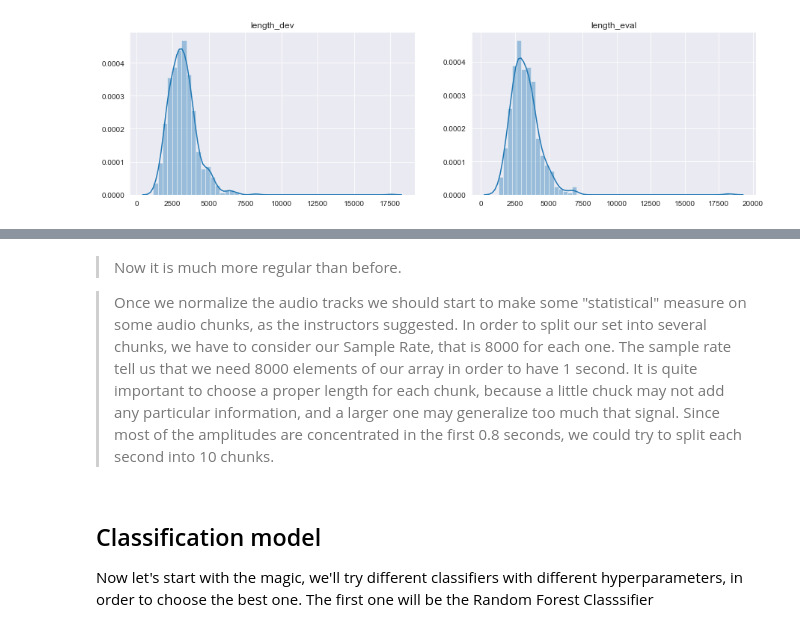
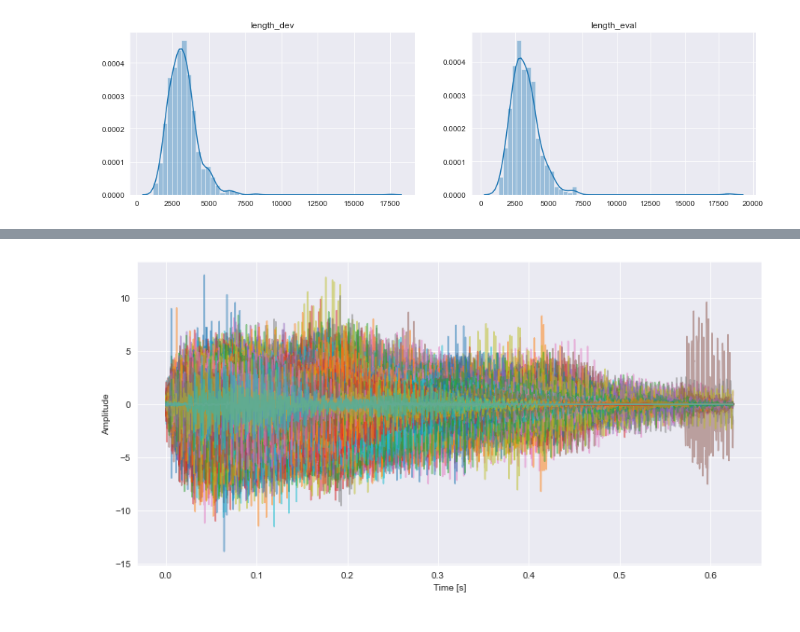
Before and after one commit to francescodisalvo05/Data-Science-Lab-Exercises, a Jupyter notebook: Notebooks/7-Laboratory-18-11-2020.ipynb, the cells around one changed output, grey strips where cells are left out. Cells and saved outputs as stored; diff of their text form; code cells hidden in the pictures.

```diff
--- a/Notebooks/7-Laboratory-18-11-2020.ipynb
+++ b/Notebooks/7-Laboratory-18-11-2020.ipynb
@@ -110,3 +100,11 @@ It can be clearly seen the huge difference among the lengths of those audio trac
+# %%
+from scipy.stats import zscore
+
+def normalize(X):
+    return [zscore(arr) for arr in X]
+
+X_dev_norm = normalize(X_dev)
+X_eval_norm = normalize(X_eval)
 # %%
 import matplotlib.pyplot as plt
 import seaborn as sns
@@ -178,3 +129,0 @@ from scipy.stats import zscore
-# %%
-X_dev_norm = normalize(np.real(X_dev_fft))
-X_eval_norm = normalize(np.real(X_eval_fft))
@@ -183,7 +130,7 @@ X_eval_norm = normalize(np.real(X_eval_fft))
-# %% [markdown]
->Now it is much more regular than before.
-
-> Once we normalize the audio tracks we should start to make some "statistical" measure on some audio chunks, as the instructors suggested. In order to split our set into several chunks, we have to consider our Sample Rate, that is 8000 for each one. The sample rate tell us that we need 8000 elements of our array in order to have 1 second. It is quite important to choose a proper length for each chunk, because a little chuck may not add any particular information, and a larger one may generalize too much that signal. Since most of the amplitudes are concentrated in the first 0.8 seconds, we could try to split each second into 10 chunks.
-# %% [markdown]
-## Classification model
-Now let's start with the magic, we'll try different classifiers with different hyperparameters, in order to choose the best one. The first one will be the Random Forest Classsifier
+# %%
+thres = 5000
+X_dev_cut = cut_and_stretch(X_dev_norm,thres)
+X_eval_cut = cut_and_stretch(X_eval_norm,thres)
+plot_amplitude(X_dev_cut).show()
+# %% [output]
+[figure, added]
```
Also changed, not shown: parts of 32 cells of this notebook.
